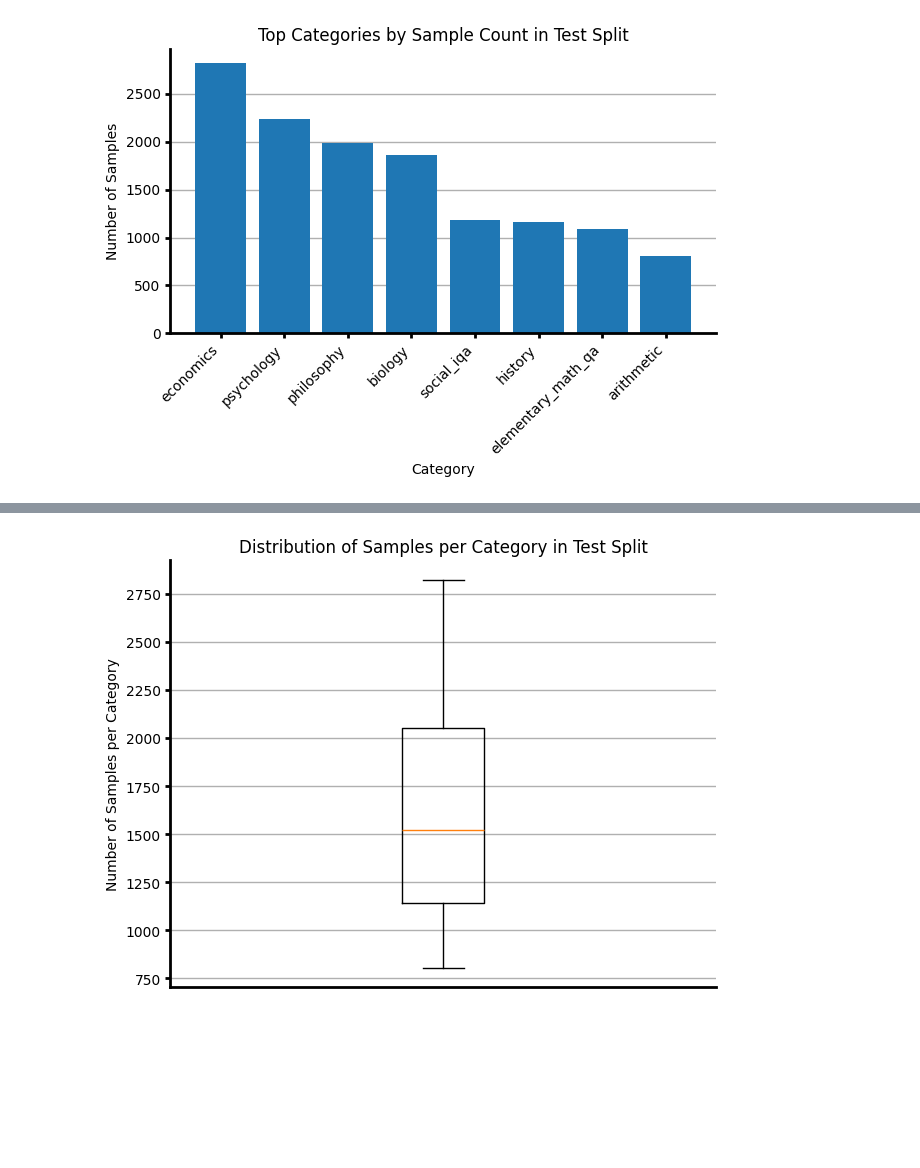
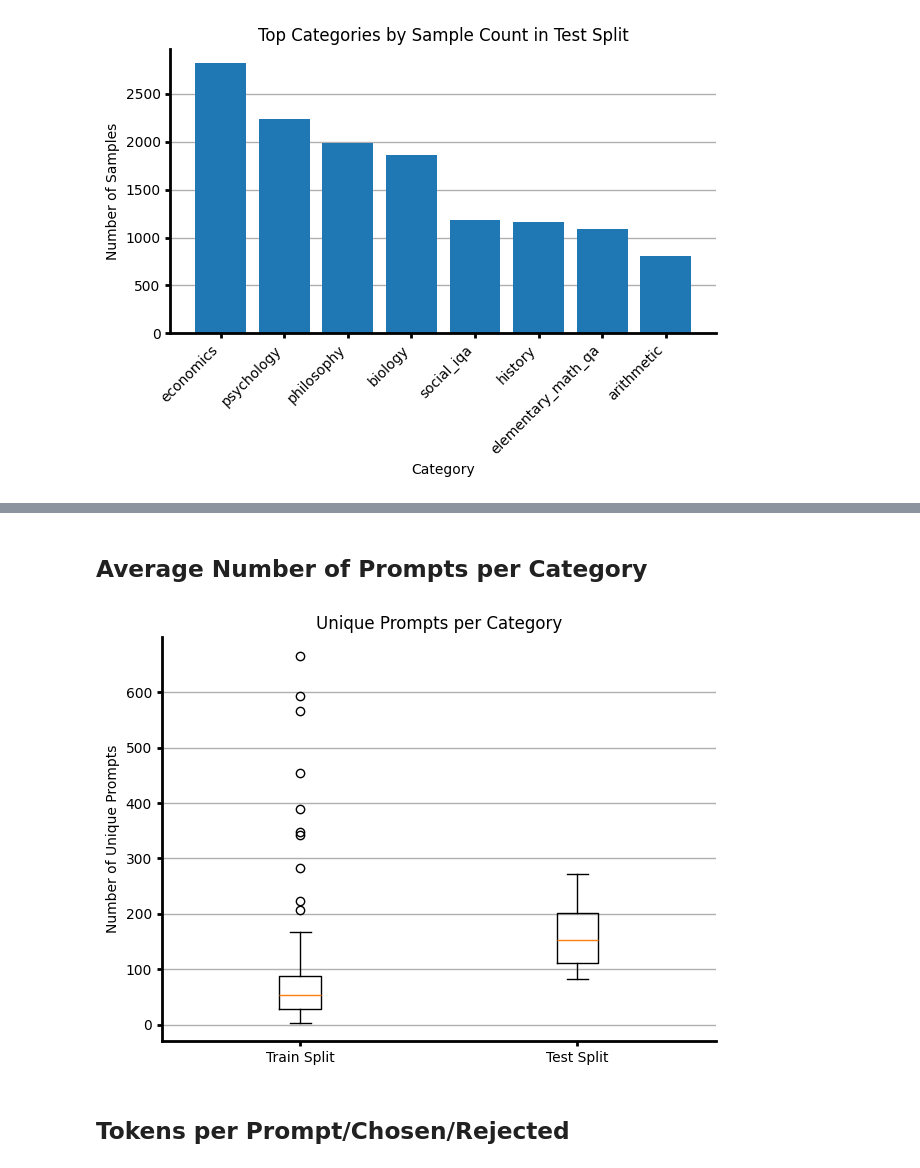
Before and after one commit to nicomu99/practical-course2, a Jupyter notebook: input_distribution_analysis.ipynb, the cells around one changed output, grey strips where cells are left out. Drawn from its saved outputs; the diff is of its cells as text; code cells hidden in the pictures; blank space fills up the shorter version.

```diff
--- a/input_distribution_analysis.ipynb
+++ b/input_distribution_analysis.ipynb
@@ -266,4 +239,24 @@ plot_sample_count_boxplot(dfs['Train/Eval Split'], title='Distribution of Sample
-# %%
-plot_sample_count_boxplot(dfs['Test Split'], title='Distribution of Samples per Category in Test Split')
-# %% [output]
-[figure, removed]
+# %% [markdown]
+## Average Number of Prompts per Category
+# %%
+def plot_prompts_per_category(df_list, title=None):
+    grouped = [
+        df.groupby('category')['prompt'].nunique().values for df in df_list
+    ]
+    labels = ['Train Split', 'Test Split']
+    _, plot_ax = plt.subplots()
+    plot_ax.boxplot(grouped, tick_labels=labels)
+
+    style_wrapper(
+        plot_ax, title=title,
+        y_label='Number of Unique Prompts',
+    )
+
+    plt.tight_layout()
+    plt.show()
+# %%
+plot_prompts_per_category([train_df, test_df], title='Unique Prompts per Category')
+# %% [output]
+[figure, added]
+# %% [markdown]
+## Tokens per Prompt/Chosen/Rejected
```
Also changed, not shown: parts of 21 cells of this notebook.
